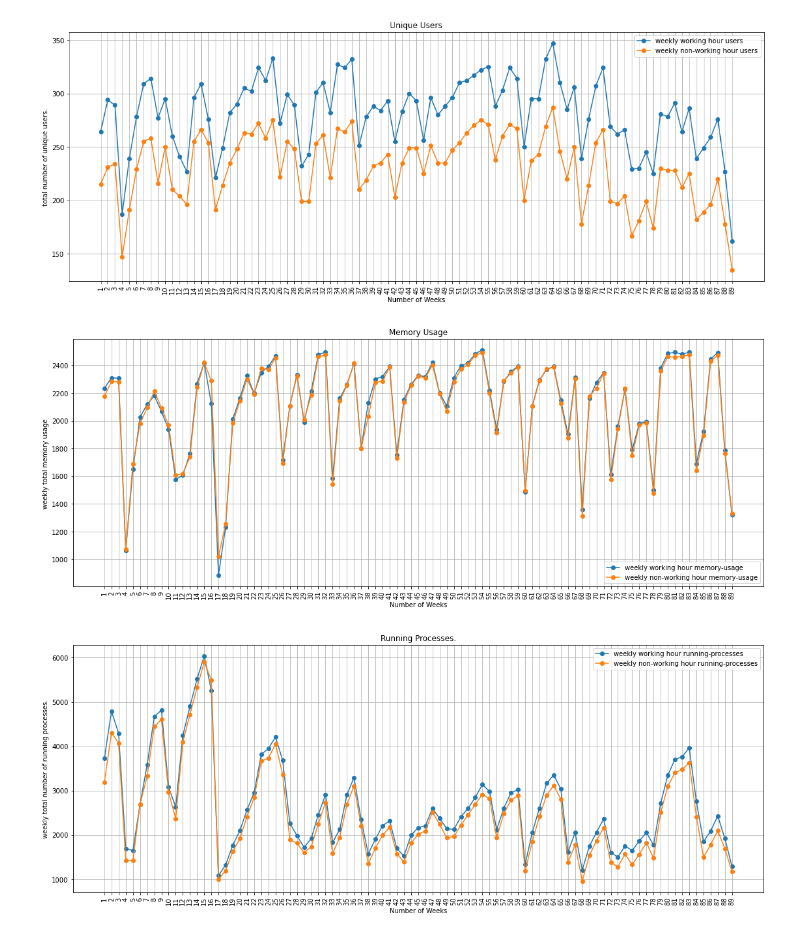
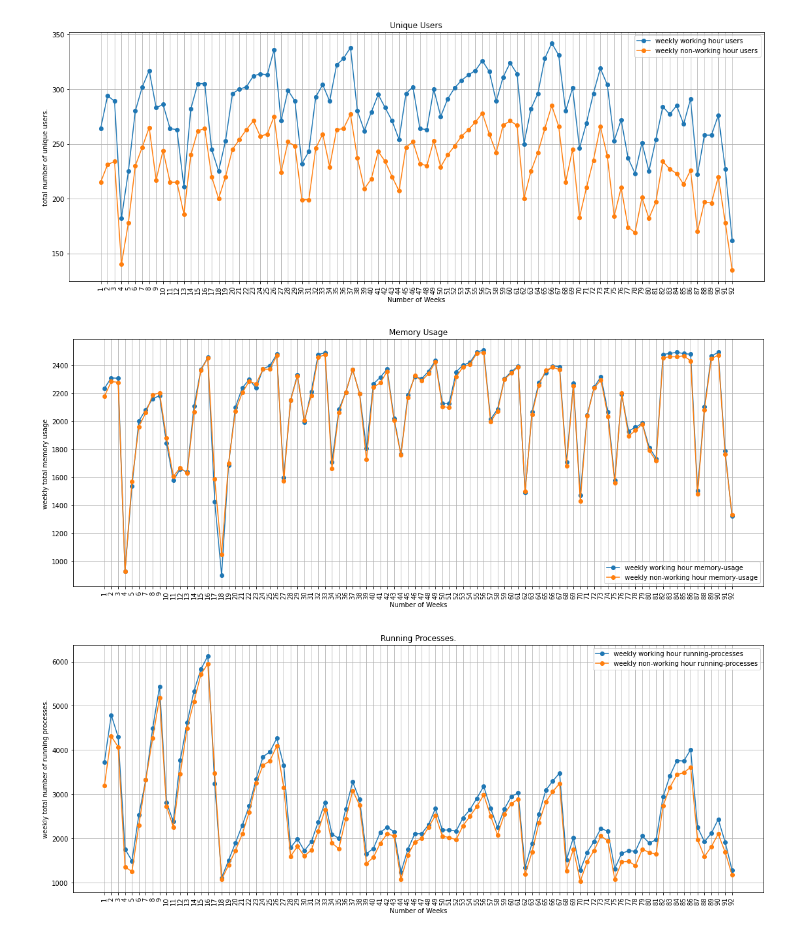
Before and after one commit to shubhamrastogi1810/SMC-Data_Challenge, a Jupyter notebook: Correlation.ipynb, the cells around one changed output. Cells and saved outputs as stored; diff of their text form; code cells hidden in the pictures.

```diff
--- a/Correlation.ipynb
+++ b/Correlation.ipynb
@@ -35,7 +35,7 @@ def finding_correlation(arg):
         wu = []
         weku = []
 
-        for j in range(1,end):
+        for j in range(1,end+1):
             if j <= 9:
                 date = month+'0'+ str(j) + year
             else:
@@ -128,7 +128,7 @@ def hourly_correlation(arg):
 
         # fetching values for all the dates not present in the holidays/weekends list.
 
-        for j in range(1,end):
+        for j in range(1,end+1):
             if j <= 9:
                 date = month+'0'+ str(j) + year
             else:
@@ -174,33 +174,33 @@ def hourly_correlation(arg):
         y2.append(sum(finwh[counter*5:counter*5 + 5])//5)
         counter +=1
 
     xval = [i for i in range(1,len(y1)+1)]
     if arg == 'wusers':
         plt.plot(xval,y1,label='weekly working hour users',marker='o')
         plt.plot(xval,y2,label='weekly non-working hour users',marker='o')
         plt.title('Unique Users')
         plt.ylabel('total number of unique users.')
     elif arg == 'memory-used':
         plt.plot(xval,y1,label='weekly working hour memory-usage',marker='o')
         plt.plot(xval,y2,label='weekly non-working hour memory-usage',marker='o')
         plt.title('Memory Usage')
         plt.ylabel('weekly total memory usage ')
     elif arg == 'running-process':
         plt.plot(xval,y1,label='weekly working hour running-processes',marker='o')
         plt.plot(xval,y2,label='weekly non-working hour running-processes',marker='o')
         plt.title('Running Processes.')
         plt.ylabel('weekly total number of running processes.')
     plt.legend()
     plt.grid()
     plt.xlabel('Number of Weeks')
     plt.xticks(xval,rotation=90)
     plt.show()
 
 
 relation = ['wusers','memory-used','running-process']
 for i in relation:
     hourly_correlation(i)
 # %% [output]
-[figure, old version]
+[figure, new version]
-[figure, old version]
+[figure, new version]
-[figure, old version]
+[figure, new version]
```
Also changed, not shown: parts of 1 cell of this notebook.
